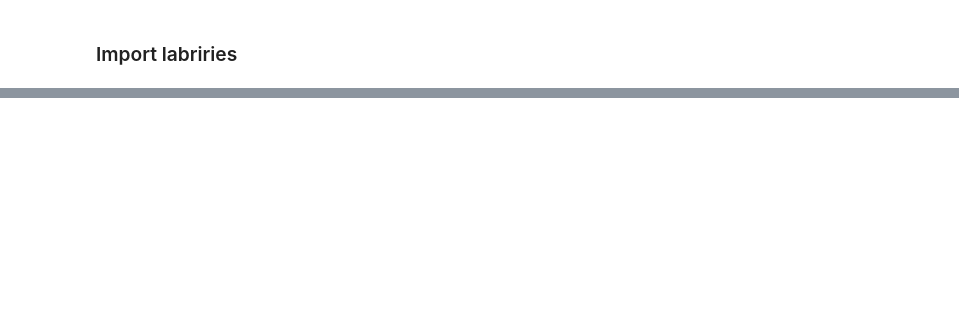
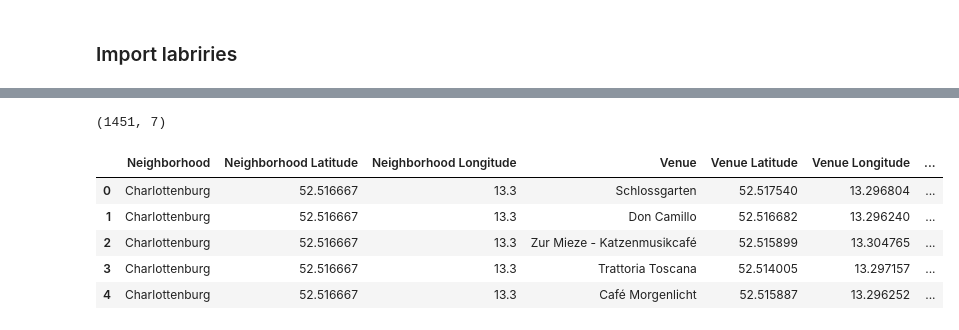
Before and after one commit to littledevilsisi/Coursera_Capstone, a Jupyter notebook: The_Battle_of_Neighbourhoods_in_Berlin.ipynb, the cells around one changed output, grey strips where cells are left out. Drawn from its saved outputs; the diff is of its cells as text; code cells hidden in the pictures; blank space fills up the shorter version.

```diff
--- a/The_Battle_of_Neighbourhoods_in_Berlin.ipynb
+++ b/The_Battle_of_Neighbourhoods_in_Berlin.ipynb
@@ -45,0 +407,12 @@ berlin_data
+# %%
+# check the size of the resulting dataframe
+print(berlin_venues.shape)
+berlin_venues.head()
+# %% [output]
+(1451, 7)
+|  | Neighborhood | Neighborhood Latitude | Neighborhood Longitude | Venue | Venue Latitude | Venue Longitude | ... |
+| 0 | Charlottenburg | 52.516667 | 13.3 | Schlossgarten | 52.517540 | 13.296804 | ... |
+| 1 | Charlottenburg | 52.516667 | 13.3 | Don Camillo | 52.516682 | 13.296240 | ... |
+| 2 | Charlottenburg | 52.516667 | 13.3 | Zur Mieze - Katzenmusikcafé | 52.515899 | 13.304765 | ... |
+| 3 | Charlottenburg | 52.516667 | 13.3 | Trattoria Toscana | 52.514005 | 13.297157 | ... |
+| 4 | Charlottenburg | 52.516667 | 13.3 | Café Morgenlicht | 52.515887 | 13.296252 | ... |
```
Also changed, not shown: parts of 62 cells of this notebook.
